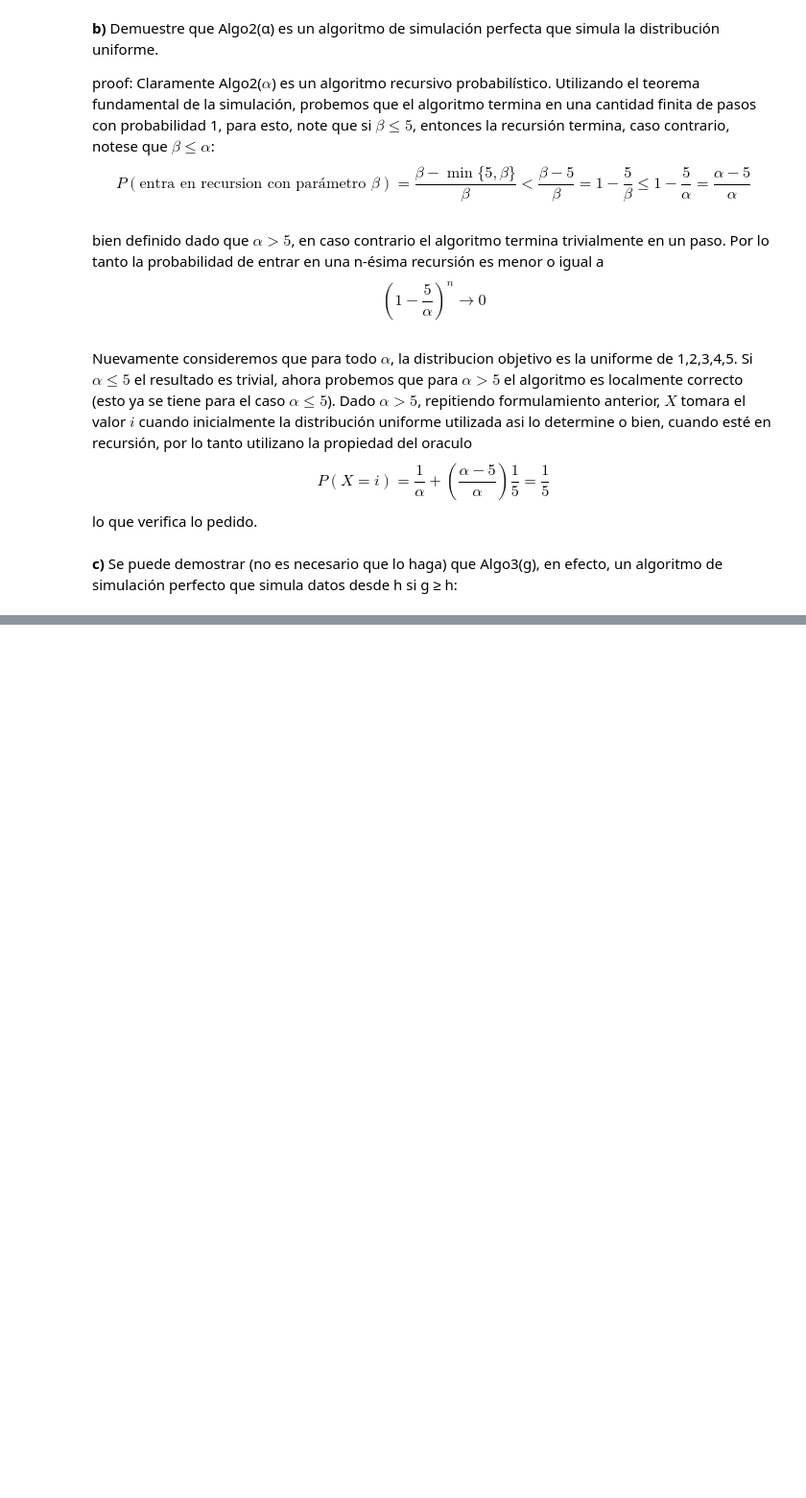
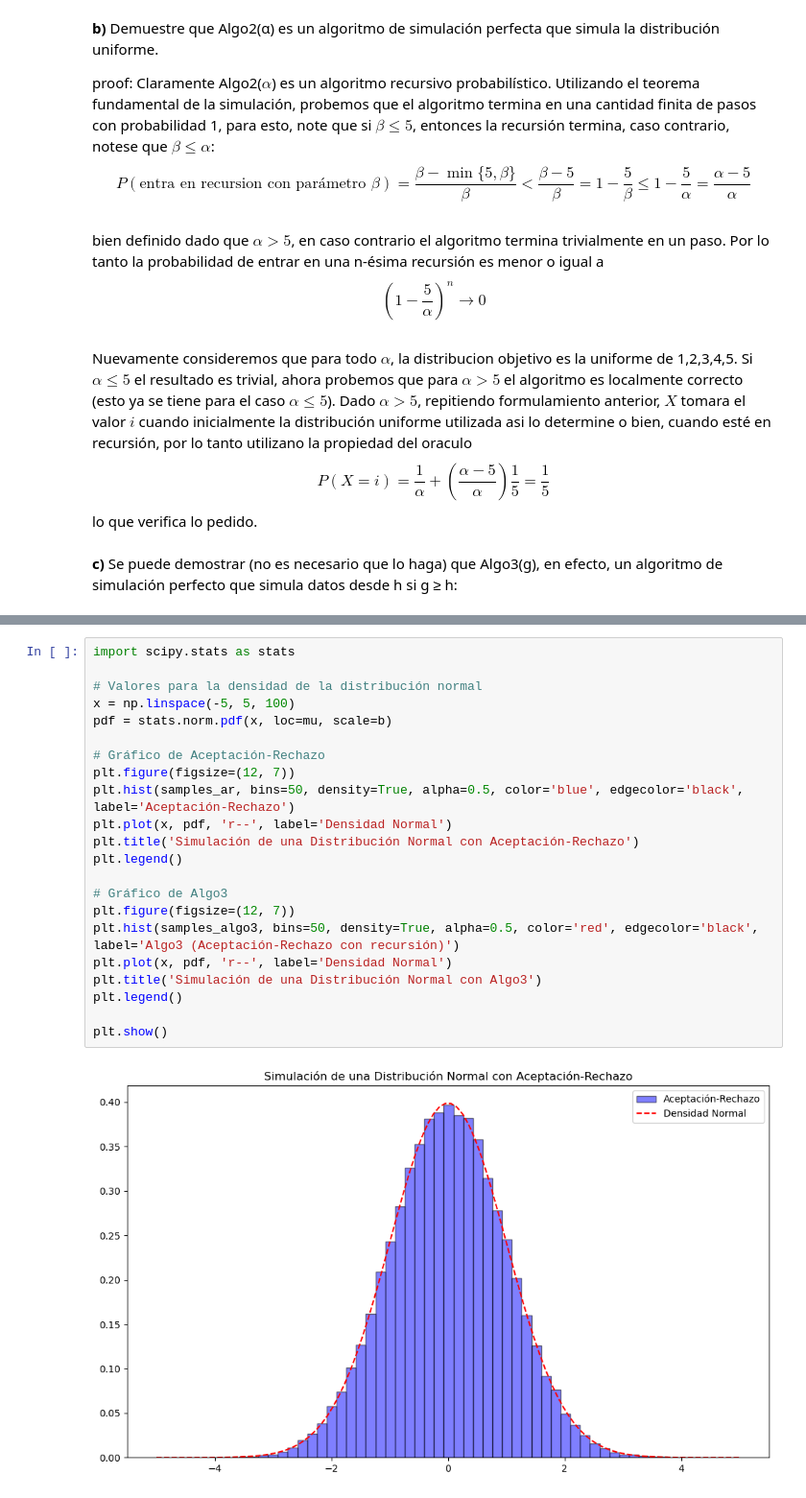
Before and after one commit to Darkrayyss/Certamen-1-MAT468-Diego-Astaburuaga, a Jupyter notebook: Entrega Certamen/Pregunta2.ipynb, the cells around one changed output, grey strips where cells are left out. Shown: that part at 96% size. Drawn from its saved outputs; the diff is of its cells as text; blank space fills up the shorter version.

```diff
--- a/Entrega Certamen/Pregunta2.ipynb
+++ b/Entrega Certamen/Pregunta2.ipynb
@@ -45,0 +101,24 @@ algoritmo de simulación perfecto que simula datos desde h si g ≥ h:
+# %%
+import scipy.stats as stats
+
+# Valores para la densidad de la distribución normal
+x = np.linspace(-5, 5, 100)
+pdf = stats.norm.pdf(x, loc=mu, scale=b)
+
+# Gráfico de Aceptación-Rechazo
+plt.figure(figsize=(12, 7))
+plt.hist(samples_ar, bins=50, density=True, alpha=0.5, color='blue', edgecolor='black', label='Aceptación-Rechazo')
+plt.plot(x, pdf, 'r--', label='Densidad Normal')
+plt.title('Simulación de una Distribución Normal con Aceptación-Rechazo')
+plt.legend()
+
+# Gráfico de Algo3
+plt.figure(figsize=(12, 7))
+plt.hist(samples_algo3, bins=50, density=True, alpha=0.5, color='red', edgecolor='black', label='Algo3 (Aceptación-Rechazo con recursión)')
+plt.plot(x, pdf, 'r--', label='Densidad Normal')
+plt.title('Simulación de una Distribución Normal con Algo3')
+plt.legend()
+
+plt.show()
+# %% [output]
+[figure, added]
```
Also changed, not shown: parts of 5 cells of this notebook, 4 other files.
